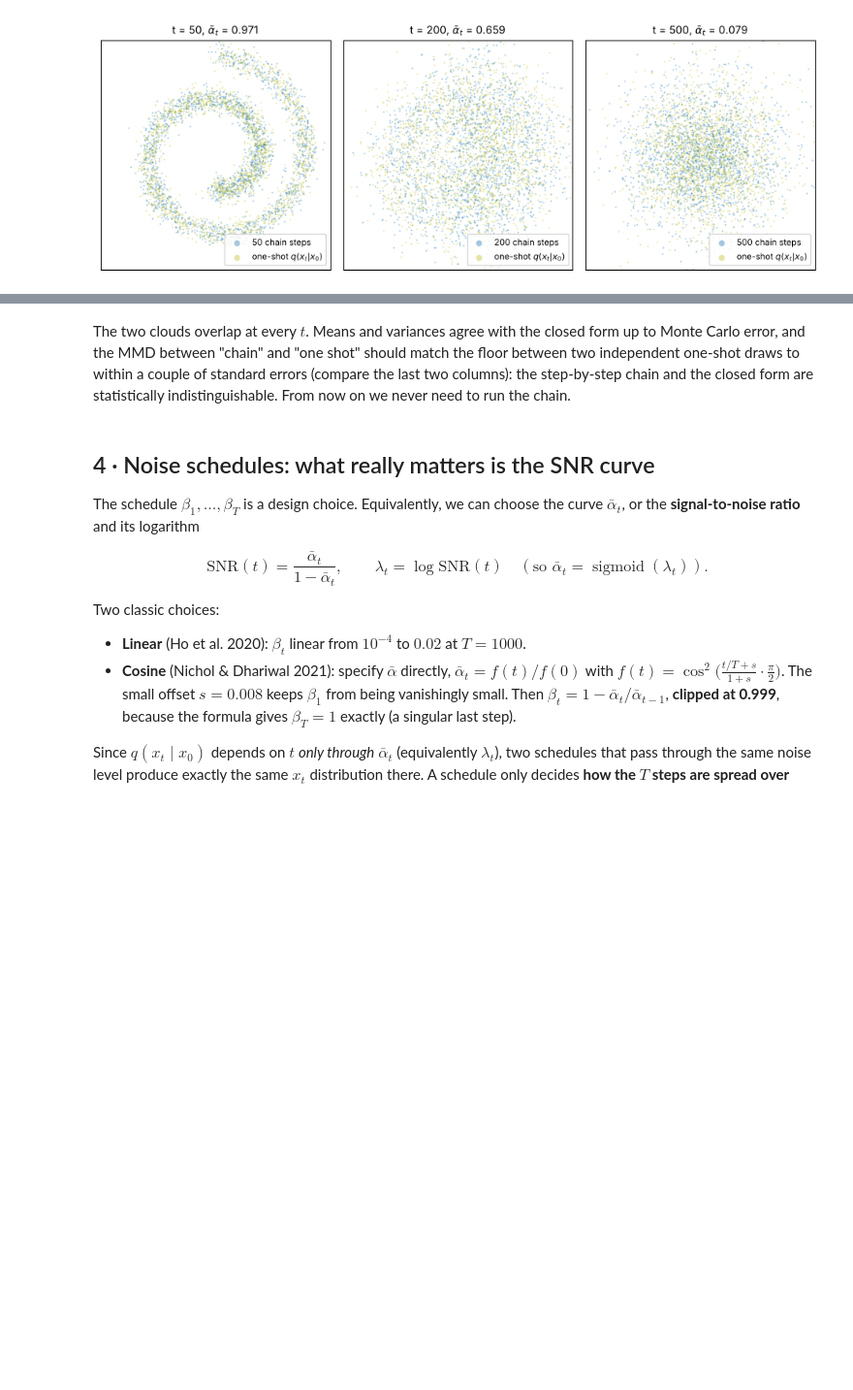
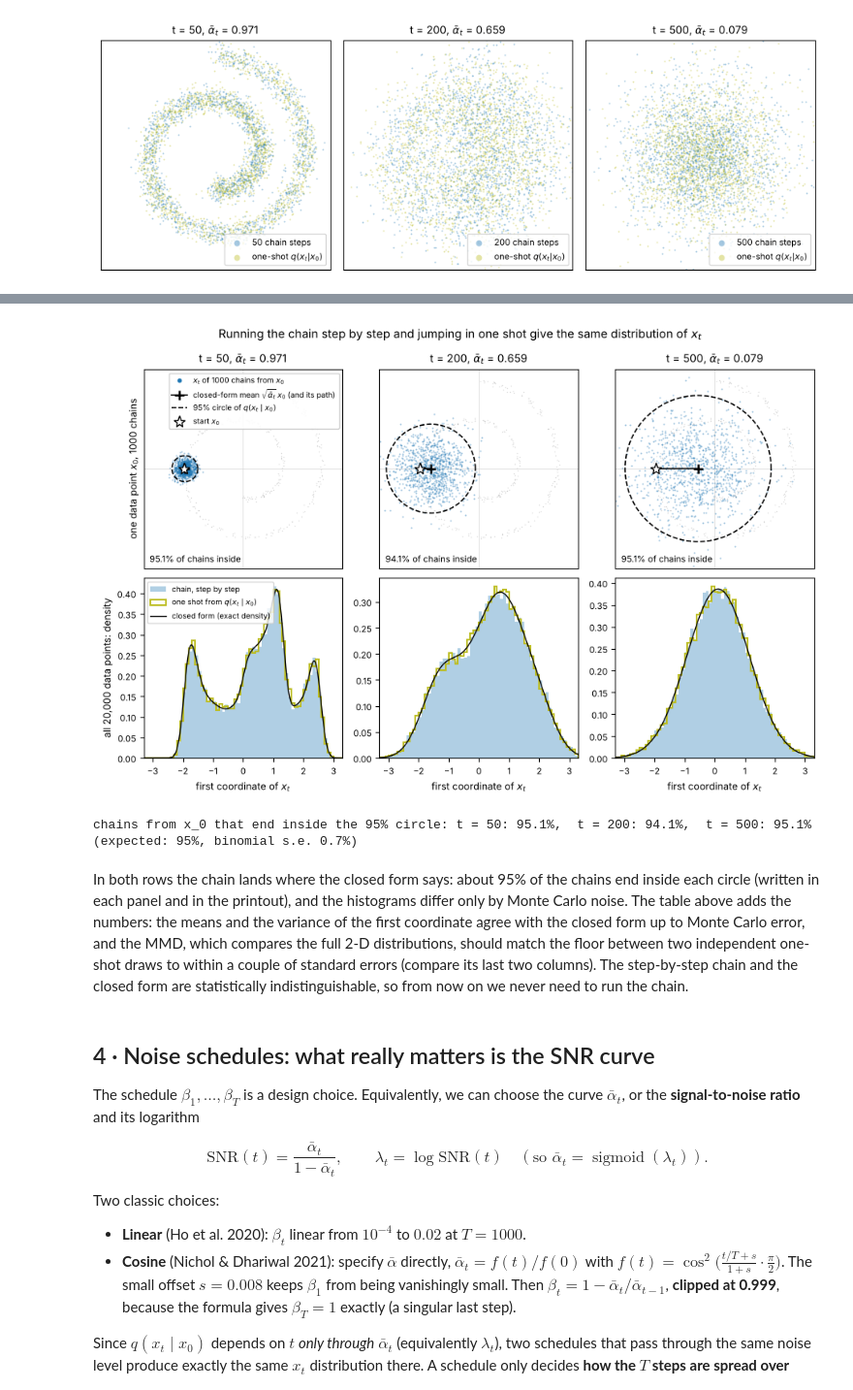
Before and after one commit to johnschwarcz/CognitiveGridworld, a Jupyter notebook: diffusion_tutorial/01_forward_process.ipynb, the cells around one changed output, grey strips where cells are left out. Shown at 97% size. Saved outputs shown, nothing was run; the diff lists cells and outputs as text; code cells hidden in the pictures; blank space fills up the shorter version.

```diff
--- a/diffusion_tutorial/01_forward_process.ipynb
+++ b/diffusion_tutorial/01_forward_process.ipynb
@@ -386,9 +394,73 @@ plt.show()
+# %%
+# Top row: 1000 chains started from ONE data point x_0, against the closed form q(x_t | x_0). The loop is the one in
+# forward_chain, but it draws from its own random generator, so the cells below still get the same random numbers.
+viz_roll = x_roll.cpu().double()
+viz_x0 = viz_roll[(viz_roll - torch.tensor([-1.9, 0.0], dtype=torch.float64)).norm(dim=1).argmin()]  # left arm
+viz_gen = torch.Generator().manual_seed(1)
+viz_x, viz_end = viz_x0.repeat(1000, 1), {}
+for viz_t in range(1, max(check_t) + 1):
+    viz_b = betas_lin[viz_t].item()
+    viz_x = math.sqrt(1 - viz_b) * viz_x + math.sqrt(viz_b) * torch.randn(viz_x.shape, generator=viz_gen,
+                                                                           dtype=torch.float64)
+    if viz_t in check_t:
+        viz_end[viz_t] = viz_x
+viz_mean = (abar_lin.sqrt()[:, None] * viz_x0).numpy()     # closed-form mean sqrt(abar_s) x_0, for every s
+viz_r95 = math.sqrt(-2 * math.log(0.05))                   # a 2-D Gaussian has 95% of its mass within 2.45 s.d.
+viz_ang = np.linspace(0, 2 * np.pi, 200)
+# Bottom row: the first coordinate of x_t over the whole roll (the same samples as in the table above)
+viz_grid = torch.linspace(-3.3, 3.3, 400, dtype=torch.float64)
+viz_bins = np.linspace(-3.3, 3.3, 67)
+viz_fig, viz_axes = plt.subplots(2, len(check_t), figsize=(3.1 * len(check_t), 6.2),
+                                 gridspec_kw=dict(height_ratios=[1.2, 1]))
+viz_inside = []
+for viz_j, viz_t in enumerate(check_t):
+    viz_a = abar_lin[viz_t].item()
+    viz_m, viz_r = viz_mean[viz_t], viz_r95 * math.sqrt(1 - viz_a)
+    viz_inside.append((((viz_end[viz_t].numpy() - viz_m) ** 2).sum(1) < viz_r ** 2).mean())
+    viz_ax = viz_axes[0, viz_j]
+    viz_ax.axhline(0, color="0.85", lw=0.6, zorder=0)
+    viz_ax.axvline(0, color="0.85", lw=0.6, zorder=0)
+    dm.scatter2d(viz_roll[:300], ax=viz_ax, s=1, alpha=0.35, c="0.6", lim=3.2)
+    dm.scatter2d(viz_end[viz_t], ax=viz_ax, s=2, alpha=0.45, c=C_VP, lim=3.2)
+    viz_ax.plot([], [], "o", ms=3, color=C_VP, label="$x_t$ of 1000 chains from $x_0$")
+    viz_ax.plot(viz_mean[:viz_t + 1, 0], viz_mean[:viz_t + 1, 1], color=C_THEORY, lw=1.2)
+    viz_ax.plot(*viz_m, "+", color=C_THEORY, ms=9, mew=1.8, ls="-", lw=1.2,
+                label=r"closed-form mean $\sqrt{\bar\alpha_t}\,x_0$ (and its path)")
+    viz_ax.plot(viz_m[0] + viz_r * np.cos(viz_ang), viz_m[1] + viz_r * np.sin(viz_ang), "--", color=C_THEORY,
+                lw=1.2, label=r"95% circle of $q(x_t\mid x_0)$")
+    viz_ax.plot(*viz_x0.numpy(), "*", ms=11, color="k", mfc="w", ls="none", label="start $x_0$")
+    viz_ax.set_title(rf"t = {viz_t}, $\bar\alpha_t$ = {viz_a:.3f}")
+    viz_ax.text(0.03, 0.03, f"{viz_inside[-1]:.1%} of chains inside", transform=viz_ax.transAxes, fontsize=8)
+    viz_ax = viz_axes[1, viz_j]
+    # exact density of the first coordinate implied by the closed form, averaged over all data points x_0
+    viz_dens = torch.exp(-0.5 * (viz_grid[:, None] - math.sqrt(viz_a) * viz_roll[None, :, 0]) ** 2
+                         / (1 - viz_a)).mean(1) / math.sqrt(2 * math.pi * (1 - viz_a))
+    viz_ax.hist(chain[viz_t][:, 0].cpu().numpy(), bins=viz_bins, density=True, color=C_VP, alpha=0.35,
+                label="chain, step by step")
+    viz_ax.hist(one_shot[viz_t][:, 0].cpu().numpy(), bins=viz_bins, density=True, histtype="step",
+                color=C_ONESHOT, lw=1.5, label=r"one shot from $q(x_t\mid x_0)$")
+    viz_ax.plot(viz_grid.numpy(), viz_dens.numpy(), color=C_THEORY, lw=1, label="closed form (exact density)")
+    viz_ax.set(xlabel="first coordinate of $x_t$", xlim=(-3.3, 3.3))
+viz_axes[0, 0].set_ylabel("one data point $x_0$, 1000 chains")
+viz_axes[1, 0].set_ylabel(f"all {N:,} data points: density")
+viz_axes[0, 0].legend(loc="upper right", fontsize=7, framealpha=0.9)
+viz_axes[1, 0].legend(loc="upper left", fontsize=7)
+viz_fig.suptitle("Running the chain step by step and jumping in one shot give the same distribution of $x_t$")
+plt.tight_layout()
+plt.show()
+print("chains from x_0 that end inside the 95% circle: "
+      + ",  ".join(f"t = {viz_t}: {viz_p:.1%}" for viz_t, viz_p in zip(check_t, viz_inside))
+      + f"   (expected: 95%, binomial s.e. {math.sqrt(0.95 * 0.05 / 1000):.1%})")
+# %% [output]
+[figure, added]
+chains from x_0 that end inside the 95% circle: t = 50: 95.1%,  t = 200: 94.1%,  t = 500: 95.1%   (expected: 95%, binomial s.e. 0.7%)
 # %% [markdown]
-The two clouds overlap at every $t$. Means and variances agree with the closed form up to Monte
-Carlo error, and the MMD between "chain" and "one shot" should match the floor between two
-independent one-shot draws to within a couple of standard errors (compare the last two columns): the
-step-by-step chain and the closed form are statistically indistinguishable. From now on we never need
-to run the chain.
+In both rows the chain lands where the closed form says: about 95% of the chains end inside each circle (written in
+each panel and in the printout), and the histograms differ only by Monte Carlo noise. The table above adds the
+numbers: the means and the variance of the first coordinate agree with the closed form up to Monte Carlo error, and
+the MMD, which compares the full 2-D distributions, should match the floor between two independent one-shot draws to
+within a couple of standard errors (compare its last two columns). The step-by-step chain and the closed form are
+statistically indistinguishable, so from now on we never need to run the chain.
 # %% [markdown]
 ## 4 · Noise schedules: what really matters is the SNR curve
 
```
Also changed, not shown: parts of 10 cells of this notebook, 1 other file.
